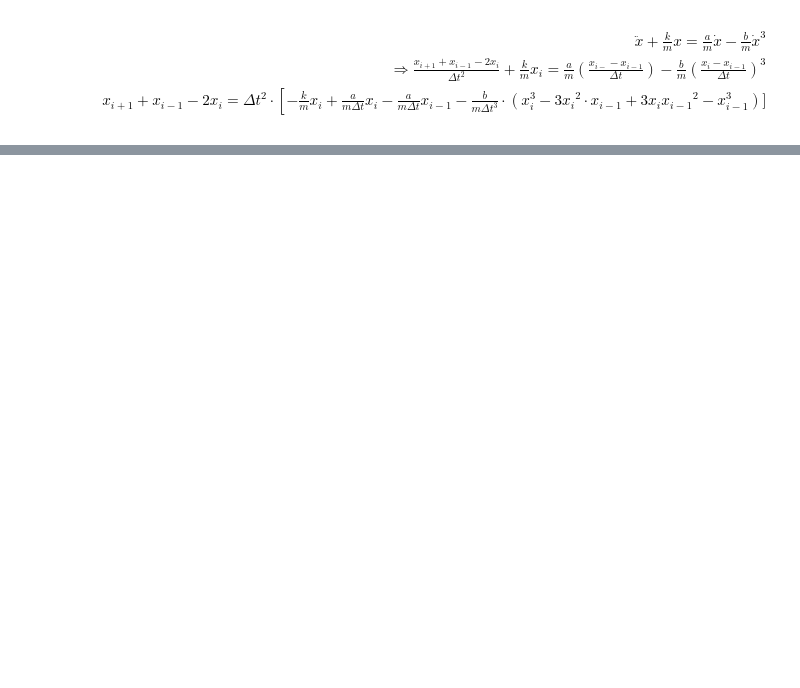
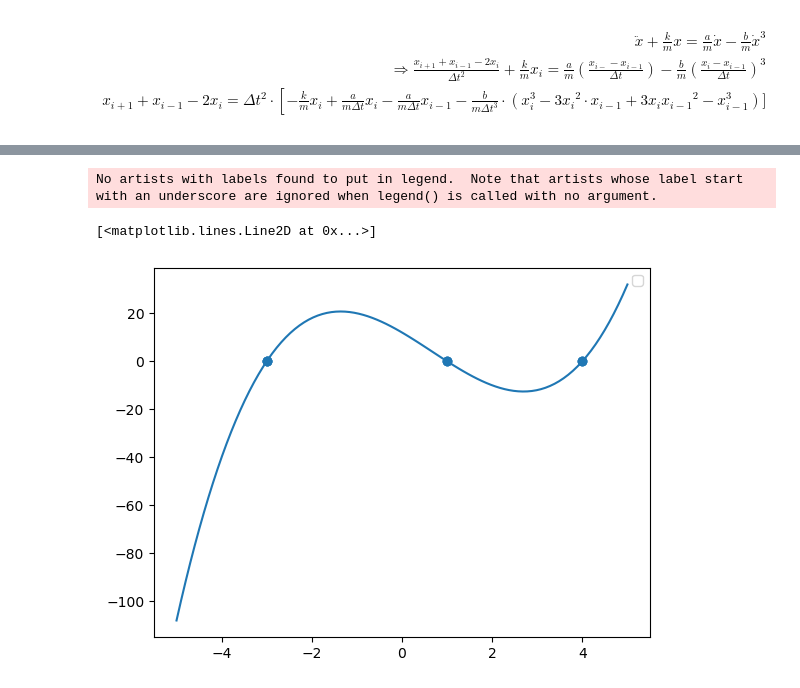
Before and after one commit to ZilD117/Comp-Physics, a Jupyter notebook: class2.ipynb, the cells around one changed output, grey strips where cells are left out. Cells and saved outputs as stored; diff of their text form; code cells hidden in the pictures; blank space fills up the shorter version.

```diff
--- a/class2.ipynb
+++ b/class2.ipynb
@@ -53,0 +54,66 @@ plt.show()
+# %%
+import numpy as np
+import matplotlib.pyplot as plt
+
+
+
+def bisection(f, a, b, accuracy):
+    answerList = []
+    while abs(a-b) > accuracy:
+        midpoint = 0.5*a+0.5*b
+        if f(midpoint) <0 and f(a)<0 or f(midpoint)>0 and f(a)>0:
+            a = midpoint
+        else: b = midpoint
+    answerList.append(0.5*(a+b))
+    return answerList
+
+def newton(f, df, a, error):
+    if abs(f(a)) < error:
+        return a
+    else:
+        return newton(f, df, a-f(a)/df(a), error)
+
+def secant(f,a,b,error):
+
+    if abs(f(a)) <error:
+        return a
+    else:
+
+        return secant(f,a-(a-b)*f(a)/(f(a)-f(b)),a, error)
+
+
+
+
+"""f1 = lambda x: root.f1(x)
+f2 = lambda x: root.f2(x)
+f3 = lambda x: root.f3(x)
+df1 = lambda x: (x+6/5)*(x+87/10)+(x-5/2)*(x+87/10)+(x-5/2)*(x+6/5)
+df2 = lambda x: (2*np.cos(2*x)+1)/5
+df3 = lambda x: x+2*np.cos(2*(x-4))-4
+df4 = lambda x: np.cos(x)
+df5 = lambda x:-1/(x**2)
+#print(bisection(f3,3.6, 10,0.0001))
+#print(newton(f3, df3, 3.6, 0.0001 ))
+
+print(bisection(f4,-100, 11, 0.0001 )) #fails when osciliating
+print(newton(f4,df4, 2, 0.001))
+
+print((bisection(f5, -1, 1, 0.0001)))
+print(newton(f5,df5,0,0.0001)) #Cannot divide by zero.
+"""
+
+f1 = lambda x: x**3-2*x**2-11*x +12
+df1 = lambda x: 3*x**2 -4*x -11
+b = []
+for i in range(-5,5):
+    b.append(newton(f1,df1, i, 1e-8))
+c = np.zeros_like(b)
+
+plt.scatter(b,c)
+plt.legend()
+
+plt.plot(np.linspace(-5,5,100), f1(np.linspace(-5,5,100)))
+# %% [output]
+No artists with labels found to put in legend.  Note that artists whose label start with an underscore are ignored when legend() is called with no argument.
+[<matplotlib.lines.Line2D at 0x...>]
+[figure, added]
```
Also changed, not shown: parts of 2 cells of this notebook.
